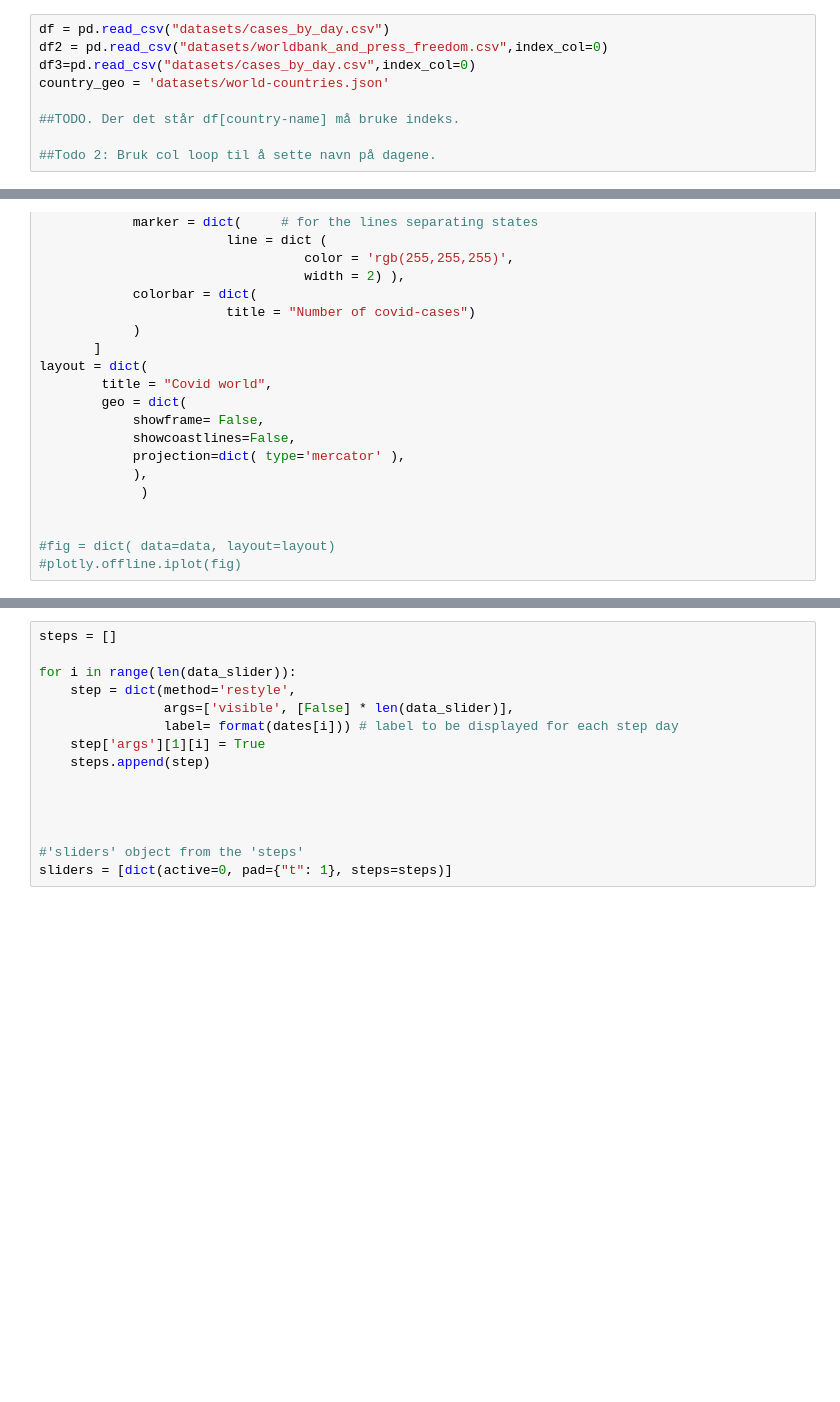
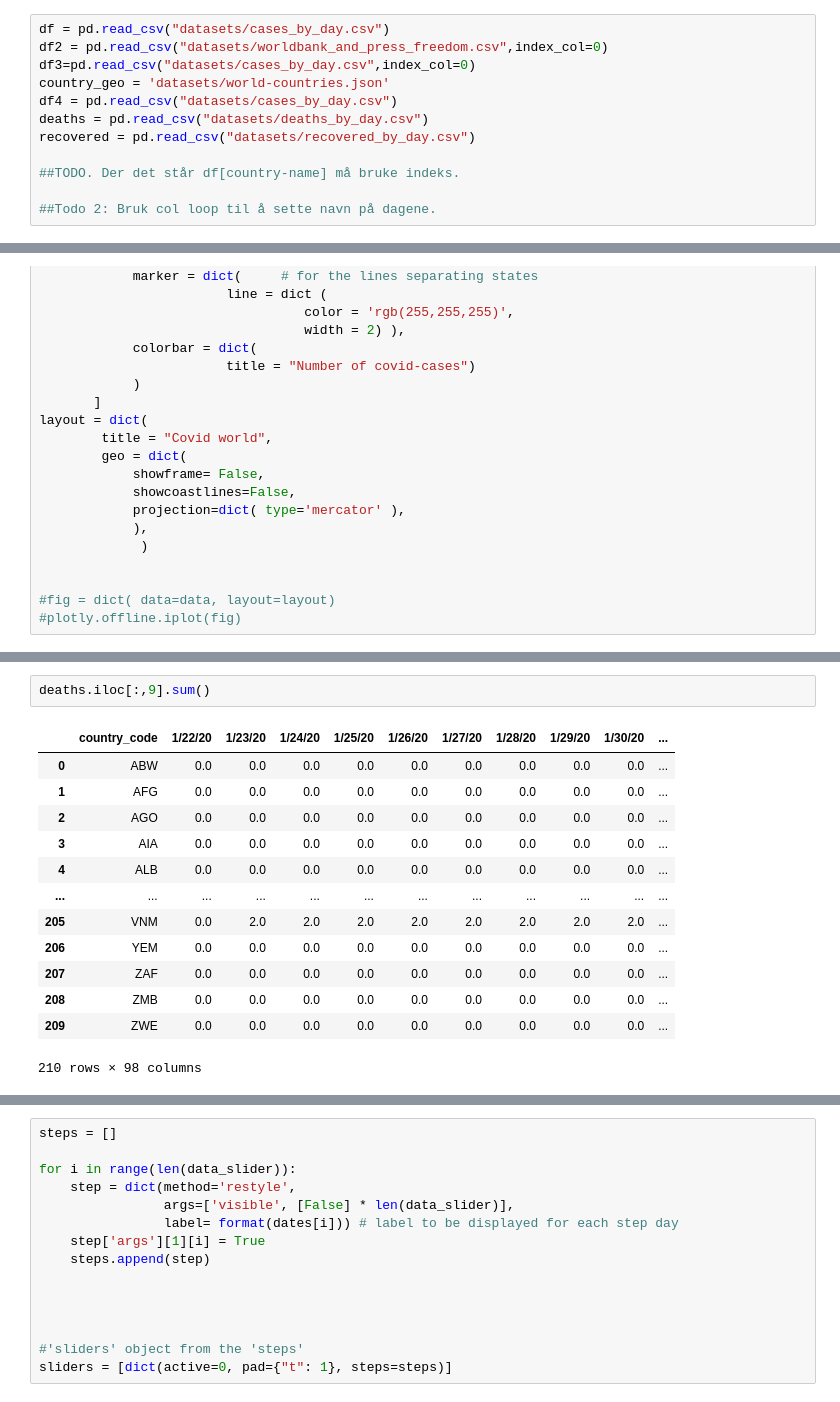
Before and after one commit to Sterris/viz_project, a Jupyter notebook: choropleth map.ipynb, the cells around one changed output, grey strips where cells are left out. Saved outputs shown, nothing was run; the diff lists cells and outputs as text; blank space fills up the shorter version.

```diff
--- a/choropleth map.ipynb
+++ b/choropleth map.ipynb
@@ -16,6 +16,9 @@ df = pd.read_csv("datasets/cases_by_day.csv")
 df2 = pd.read_csv("datasets/worldbank_and_press_freedom.csv",index_col=0)
 df3=pd.read_csv("datasets/cases_by_day.csv",index_col=0)
 country_geo = 'datasets/world-countries.json'
+df4 = pd.read_csv("datasets/cases_by_day.csv")
+deaths = pd.read_csv("datasets/deaths_by_day.csv")
+recovered = pd.read_csv("datasets/recovered_by_day.csv")
 
 ##TODO. Der det står df[country-name] må bruke indeks.
 
@@ -98,3 +234,19 @@ colorscale= [
+# %%
+deaths.iloc[:,9].sum()
+# %% [output]
+|  | country_code | 1/22/20 | 1/23/20 | 1/24/20 | 1/25/20 | 1/26/20 | 1/27/20 | 1/28/20 | 1/29/20 | 1/30/20 | ... |
+| 0 | ABW | 0.0 | 0.0 | 0.0 | 0.0 | 0.0 | 0.0 | 0.0 | 0.0 | 0.0 | ... |
+| 1 | AFG | 0.0 | 0.0 | 0.0 | 0.0 | 0.0 | 0.0 | 0.0 | 0.0 | 0.0 | ... |
+| 2 | AGO | 0.0 | 0.0 | 0.0 | 0.0 | 0.0 | 0.0 | 0.0 | 0.0 | 0.0 | ... |
+| 3 | AIA | 0.0 | 0.0 | 0.0 | 0.0 | 0.0 | 0.0 | 0.0 | 0.0 | 0.0 | ... |
+| 4 | ALB | 0.0 | 0.0 | 0.0 | 0.0 | 0.0 | 0.0 | 0.0 | 0.0 | 0.0 | ... |
+| ... | ... | ... | ... | ... | ... | ... | ... | ... | ... | ... | ... |
+| 205 | VNM | 0.0 | 2.0 | 2.0 | 2.0 | 2.0 | 2.0 | 2.0 | 2.0 | 2.0 | ... |
+| 206 | YEM | 0.0 | 0.0 | 0.0 | 0.0 | 0.0 | 0.0 | 0.0 | 0.0 | 0.0 | ... |
+| 207 | ZAF | 0.0 | 0.0 | 0.0 | 0.0 | 0.0 | 0.0 | 0.0 | 0.0 | 0.0 | ... |
+| 208 | ZMB | 0.0 | 0.0 | 0.0 | 0.0 | 0.0 | 0.0 | 0.0 | 0.0 | 0.0 | ... |
+| 209 | ZWE | 0.0 | 0.0 | 0.0 | 0.0 | 0.0 | 0.0 | 0.0 | 0.0 | 0.0 | ... |
+210 rows × 98 columns
 # %%
 data_slider = []
 i=1
```
Also changed, not shown: parts of 5 cells of this notebook, 2 other files.
